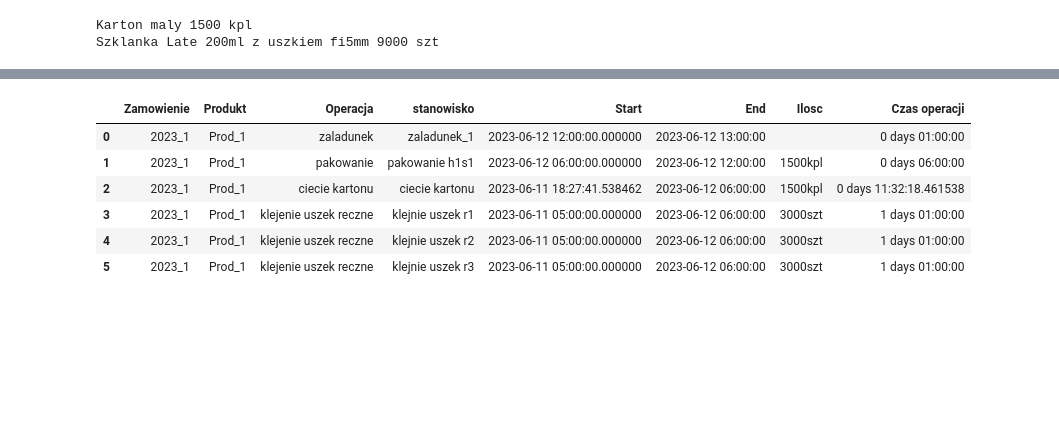
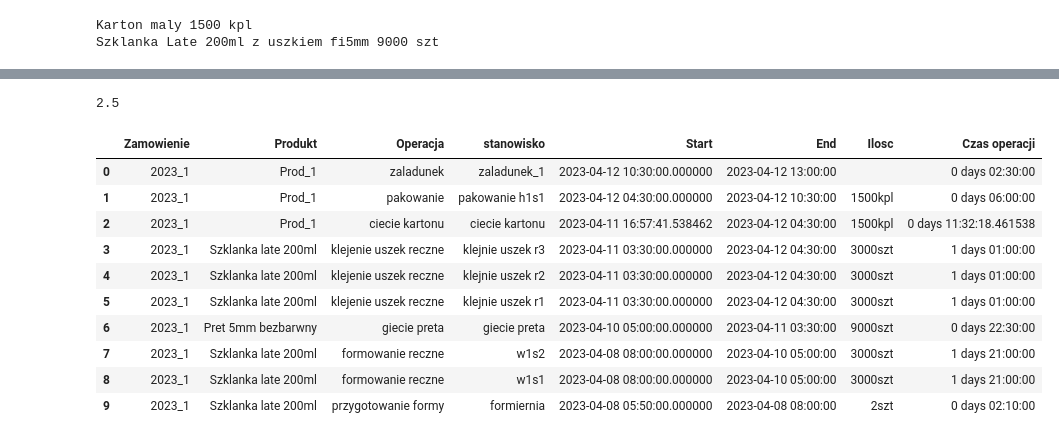
Before and after one commit to Mogarthron/Planer, a Jupyter notebook: plan.ipynb, the cells around one changed output, grey strips where cells are left out. Saved outputs shown, nothing was run; the diff lists cells and outputs as text; code cells hidden in the pictures; blank space fills up the shorter version.

```diff
--- a/plan.ipynb
+++ b/plan.ipynb
@@ -48,9 +48,9 @@ receptura_produktu = [
 ]
 # %%
 zamowienia = [
-   dict(Numer_zamowinie= "2023_1", Produkt= "Prod_1", Ilosc=1500, Data_dostawy=dt(2023,6,15,13)),
+   dict(Numer_zamowinie= "2023_1", Produkt= "Prod_1", Ilosc=1500, Data_dostawy=dt(2023,4,15,13)),
    # dict(Numer_zamowinie= "Zam1", Produkt= "Prod_2", Ilosc=3000, Data_dostawy=dt(2023,5,15)),
-   dict(Numer_zamowinie= "2023_2", Produkt= "Prod_1", Ilosc=10000, Data_dostawy=dt(2023,7,15,13)),
+   dict(Numer_zamowinie= "2023_2", Produkt= "Prod_1", Ilosc=3000, Data_dostawy=dt(2023,4,25,13)),
    # dict(Numer_zamowinie= "Zam3", Produkt= "Prod_2", Ilosc=5000, Data_dostawy=dt(2023,5,15)),
    dict(Numer_zamowinie= "2023_3", Produkt= "Prod_1", Ilosc=3000, Data_dostawy=dt(2023,9,15,13)),
 ]
@@ -104,0 +106,7 @@ pd.DataFrame(tehnologia)
+# %%
+normy = pd.DataFrame(tech[tech["Nazwa"] == zamowienia[0]["Produkt"]][["idop","operacja_nazwa", "norma", "przelicznik z poprzedniej operacji", "id_wejsciowe", "id_wyjsciowe"]])
+
+normy["ilosc"] = normy["norma"].apply(lambda x: int(x.split("/")[0][:-3]))
+normy["jednostka"] = normy["norma"].apply(lambda x: x.split("/")[0][-3:])
+normy.set_index("idop", inplace=True)
+normy
@@ -105,40 +125,65 @@ pd.DataFrame(tehnologia)
+# %%
+zamowienia[0]["Ilosc"]/normy.iloc[-1]["ilosc"]
+# %% [output]
+2.5
 # %%
 zam1 = "2023_1"
-zal1 = [zamowienia[0]["Data_dostawy"]-timedelta(days=3)- timedelta(minutes=60), zamowienia[0]["Data_dostawy"]-timedelta(3)]
+zal1 = [zamowienia[0]["Data_dostawy"]-timedelta(days=3)- timedelta(hours=zamowienia[0]["Ilosc"]/normy.iloc[-1]["ilosc"]), zamowienia[0]["Data_dostawy"]-timedelta(3)]
 pak1 = [zal1[0]-timedelta(hours=(zamowienia[0]["Ilosc"]/250)),zal1[0]]
 cie_k1 = [pak1[0] - timedelta(hours=(zamowienia[0]["Ilosc"]/130)) ,pak1[0]]
 klu_r1 = [pak1[0]-timedelta(hours=25),pak1[0]]
 klu_r2 = [pak1[0]-timedelta(hours=25),pak1[0]]
 klu_r3 = [pak1[0]-timedelta(hours=25),pak1[0]]
+gip_r1 = [klu_r1[0]-timedelta(hours=(1500*6/400)), klu_r1[0]]
+frw1_s1 = [gip_r1[0]-timedelta(hours=750*6/100),gip_r1[0]]
+frw1_s2 = [gip_r1[0]-timedelta(hours=750*6/100),gip_r1[0]]
 
-to = [
+to1 = [
    dict(Zamowienie=zam1, Produkt="Prod_1", Operacja="zaladunek", stanowisko="zaladunek_1",
         Start=zal1[0], End=zal1[1],Ilosc=""),
 
    dict(Zamowienie=zam1, Produkt="Prod_1", Operacja="pakowanie", stanowisko="pakowanie h1s1",
         Start=pak1[0], End=pak1[1],Ilosc="1500kpl"),
 
    dict(Zamowienie=zam1, Produkt="Prod_1", Operacja="ciecie kartonu", stanowisko="ciecie kartonu",
         Start=cie_k1[0], End=cie_k1[1],Ilosc="1500kpl"),
 
-   dict(Zamowienie=zam1, Produkt="Prod_1", Operacja="klejenie uszek reczne", stanowisko="klejnie uszek r1",
+   dict(Zamowienie=zam1, Produkt="Szklanka late 200ml", Operacja="klejenie uszek reczne", stanowisko="klejnie uszek r3",
         Start=klu_r1[0], End=klu_r1[1],Ilosc="3000szt"),
-   dict(Zamowienie=zam1, Produkt="Prod_1", Operacja="klejenie uszek reczne", stanowisko="klejnie uszek r2",
+
+   dict(Zamowienie=zam1, Produkt="Szklanka late 200ml", Operacja="klejenie uszek reczne", stanowisko="klejnie uszek r2",
         Start=klu_r1[0], End=klu_r1[1],Ilosc="3000szt"),
-   dict(Zamowienie=zam1, Produkt="Prod_1", Operacja="klejenie uszek reczne", stanowisko="klejnie uszek r3",
+
+   dict(Zamowienie=zam1, Produkt="Szklanka late 200ml", Operacja="klejenie uszek reczne", stanowisko="klejnie uszek r1",
         Start=klu_r1[0], End=klu_r1[1],Ilosc="3000szt"),
+
+   dict(Zamowienie=zam1, Produkt="Pret 5mm bezbarwny", Operacja="giecie preta", stanowisko="giecie preta",
+        Start=gip_r1[0], End=gip_r1[1],Ilosc="9000szt"),
+
+   dict(Zamowienie=zam1, Produkt="Szklanka late 200ml", Operacja="formowanie reczne", stanowisko="w1s2",
+        Start=frw1_s1[0], End=frw1_s1[1],Ilosc="3000szt"),
+
+   dict(Zamowienie=zam1, Produkt="Szklanka late 200ml", Operacja="formowanie reczne", stanowisko="w1s1",
+        Start=frw1_s2[0], End=frw1_s2[1],Ilosc="3000szt"),
+
+   dict(Zamowienie=zam1, Produkt="Szklanka late 200ml", Operacja="przygotowanie formy", stanowisko="formiernia",
+        Start=frw1_s2[0]-timedelta(minutes=65*2), End=frw1_s2[0],Ilosc="2szt"),
     ]
 
-tabela_operacje = pd.DataFrame(to)
+tabela_operacje = pd.DataFrame(to1)
 
 tabela_operacje["Czas operacji"] = tabela_operacje.End-tabela_operacje.Start
 tabela_operacje.sort_values(by=["Operacja","Start"])
 tabela_operacje
 # %% [output]
 |  | Zamowienie | Produkt | Operacja | stanowisko | Start | End | Ilosc | Czas operacji |
-| 0 | 2023_1 | Prod_1 | zaladunek | zaladunek_1 | 2023-06-12 12:00:00.000000 | 2023-06-12 13:00:00 |  | 0 days 01:00:00 |
-| 1 | 2023_1 | Prod_1 | pakowanie | pakowanie h1s1 | 2023-06-12 06:00:00.000000 | 2023-06-12 12:00:00 | 1500kpl | 0 days 06:00:00 |
-| 2 | 2023_1 | Prod_1 | ciecie kartonu | ciecie kartonu | 2023-06-11 18:27:41.538462 | 2023-06-12 06:00:00 | 1500kpl | 0 days 11:32:18.461538 |
-| 3 | 2023_1 | Prod_1 | klejenie uszek reczne | klejnie uszek r1 | 2023-06-11 05:00:00.000000 | 2023-06-12 06:00:00 | 3000szt | 1 days 01:00:00 |
-| 4 | 2023_1 | Prod_1 | klejenie uszek reczne | klejnie uszek r2 | 2023-06-11 05:00:00.000000 | 2023-06-12 06:00:00 | 3000szt | 1 days 01:00:00 |
-| 5 | 2023_1 | Prod_1 | klejenie uszek reczne | klejnie uszek r3 | 2023-06-11 05:00:00.000000 | 2023-06-12 06:00:00 | 3000szt | 1 days 01:00:00 |
+| 0 | 2023_1 | Prod_1 | zaladunek | zaladunek_1 | 2023-04-12 10:30:00.000000 | 2023-04-12 13:00:00 |  | 0 days 02:30:00 |
+| 1 | 2023_1 | Prod_1 | pakowanie | pakowanie h1s1 | 2023-04-12 04:30:00.000000 | 2023-04-12 10:30:00 | 1500kpl | 0 days 06:00:00 |
+| 2 | 2023_1 | Prod_1 | ciecie kartonu | ciecie kartonu | 2023-04-11 16:57:41.538462 | 2023-04-12 04:30:00 | 1500kpl | 0 days 11:32:18.461538 |
+| 3 | 2023_1 | Szklanka late 200ml | klejenie uszek reczne | klejnie uszek r3 | 2023-04-11 03:30:00.000000 | 2023-04-12 04:30:00 | 3000szt | 1 days 01:00:00 |
+| 4 | 2023_1 | Szklanka late 200ml | klejenie uszek reczne | klejnie uszek r2 | 2023-04-11 03:30:00.000000 | 2023-04-12 04:30:00 | 3000szt | 1 days 01:00:00 |
+| 5 | 2023_1 | Szklanka late 200ml | klejenie uszek reczne | klejnie uszek r1 | 2023-04-11 03:30:00.000000 | 2023-04-12 04:30:00 | 3000szt | 1 days 01:00:00 |
+| 6 | 2023_1 | Pret 5mm bezbarwny | giecie preta | giecie preta | 2023-04-10 05:00:00.000000 | 2023-04-11 03:30:00 | 9000szt | 0 days 22:30:00 |
+| 7 | 2023_1 | Szklanka late 200ml | formowanie reczne | w1s2 | 2023-04-08 08:00:00.000000 | 2023-04-10 05:00:00 | 3000szt | 1 days 21:00:00 |
+| 8 | 2023_1 | Szklanka late 200ml | formowanie reczne | w1s1 | 2023-04-08 08:00:00.000000 | 2023-04-10 05:00:00 | 3000szt | 1 days 21:00:00 |
+| 9 | 2023_1 | Szklanka late 200ml | przygotowanie formy | formiernia | 2023-04-08 05:50:00.000000 | 2023-04-08 08:00:00 | 2szt | 0 days 02:10:00 |
```
Also changed, not shown: parts of 6 cells of this notebook.
